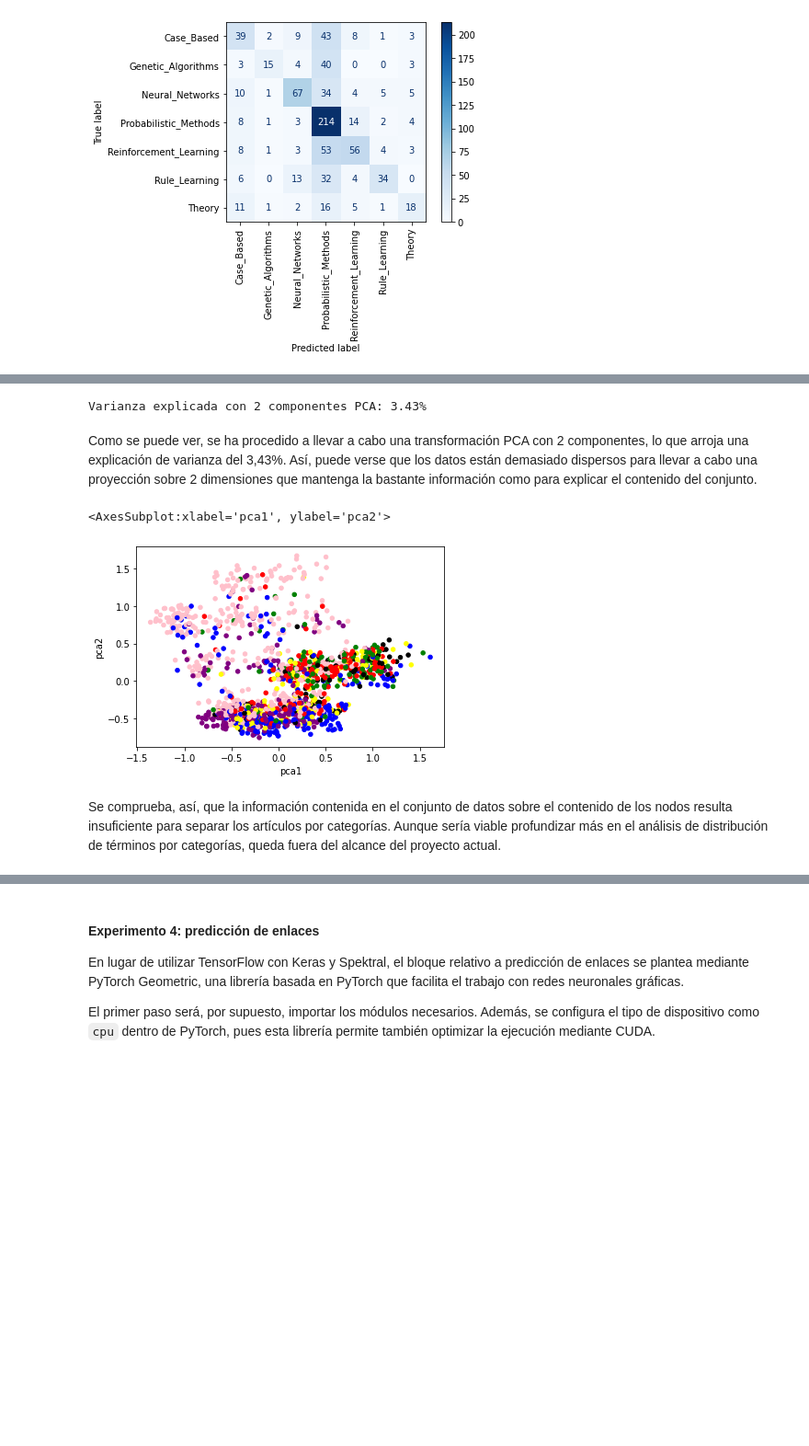
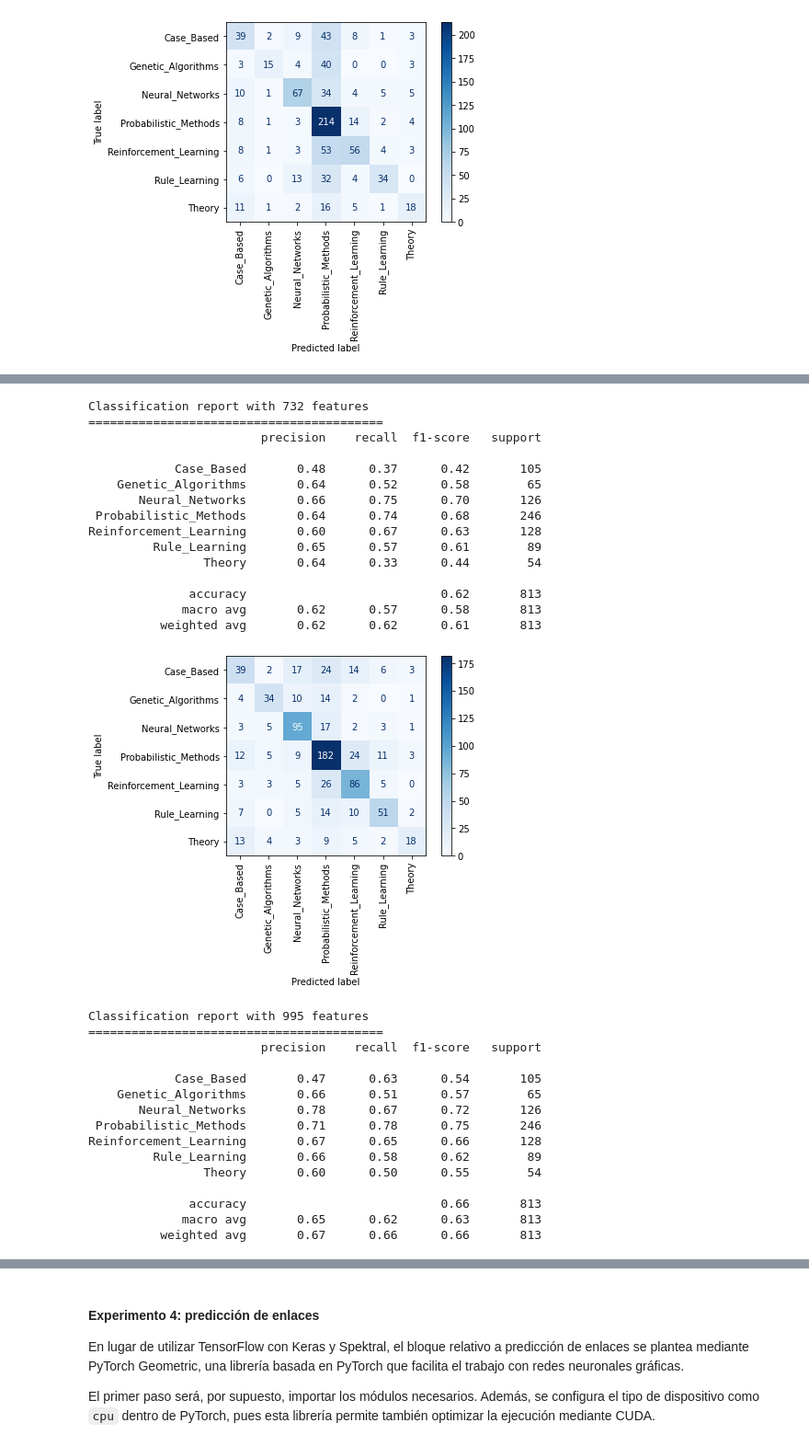
Before and after one commit to ghostmou/uoc-tfg-gnn, a Jupyter notebook: tfg-gnn-alfonsomoure.ipynb, the cells around one changed output, grey strips where cells are left out. Shown at 92% size. Cells and saved outputs as stored; diff of their text form; code cells hidden in the pictures; blank space fills up the shorter version.

```diff
--- a/tfg-gnn-alfonsomoure.ipynb
+++ b/tfg-gnn-alfonsomoure.ipynb
@@ -673,33 +690,0 @@ Con el fin de encontrar la similitud entre clases, se procede a realizar una red
-# %%
-from  sklearn  import  preprocessing
-lb_names = preprocessing.LabelBinarizer()
-lb_names.fit(label_names)
-
-lb_numbers = preprocessing.LabelBinarizer()
-lb_numbers.fit(range(0, 8))
-
-from sklearn.decomposition import PCA
-
-pca = PCA(n_components=2)
-X_pca = pca.fit_transform(X_train)
-
-df_pca = pd.DataFrame(X_pca, columns=['pca1', 'pca2'])
-df_pca['class'] = lb_names.inverse_transform(y_train)
-df_pca['class_number'] = lb_numbers.inverse_transform(y_train)
-
-print(f'Varianza explicada con {len(pca.components_)} componentes PCA: {np.sum(pca.explained_variance_ratio_)*100:.2f}%')
-# %% [output]
-Varianza explicada con 2 componentes PCA: 3.43%
-# %% [markdown]
-Como se puede ver, se ha procedido a llevar a cabo una transformación PCA con 2 componentes, lo que arroja una explicación de varianza del 3,43%. Así, puede verse que los datos están demasiado dispersos para llevar a cabo una proyección sobre 2 dimensiones que mantenga la bastante información como para explicar el contenido del conjunto.
-# %%
-import matplotlib.pyplot as plt
-colors = dict(zip(label_names, ['red', 'green', 'blue', 'pink', 'purple', 'yellow', 'black']))
-df_pca['color'] = df_pca['class'].apply(lambda node_class: colors[node_class])
-
-df_pca.plot.scatter(x='pca1', y='pca2', c='color', colormap='jet', legend=False)
-# %% [output]
-<AxesSubplot:xlabel='pca1', ylabel='pca2'>
-[figure, removed]
-# %% [markdown]
-Se comprueba, así, que la información contenida en el conjunto de datos sobre el contenido de los nodos resulta insuficiente para separar los artículos por categorías. Aunque sería viable profundizar más en el análisis de distribución de términos por categorías, queda fuera del alcance del proyecto actual.
@@ -705,0 +772,38 @@ Se comprueba, así, que la información contenida en el conjunto de datos sobre
+# %%
+for clusters in [732, 995, 1242]:
+    X_train_reduced, y_train_reduced, X_validation_reduced, y_validation_reduced, X_test_reduced, y_test_reduced = get_results_reduced_data(X, clusters)
+    model_reduced_data, model_reduced_data_history = create_model(X_train_reduced, y_train_reduced, X_validation_reduced, y_validation_reduced)
+
+    show_results(model_reduced_data, X_test_reduced, y_test_reduced)
+# %% [output]
+Classification report with 732 features
+=========================================
+                        precision    recall  f1-score   support
+
+            Case_Based       0.48      0.37      0.42       105
+    Genetic_Algorithms       0.64      0.52      0.58        65
+       Neural_Networks       0.66      0.75      0.70       126
+ Probabilistic_Methods       0.64      0.74      0.68       246
+Reinforcement_Learning       0.60      0.67      0.63       128
+         Rule_Learning       0.65      0.57      0.61        89
+                Theory       0.64      0.33      0.44        54
+
+              accuracy                           0.62       813
+             macro avg       0.62      0.57      0.58       813
+          weighted avg       0.62      0.62      0.61       813
+[figure, added]
+Classification report with 995 features
+=========================================
+                        precision    recall  f1-score   support
+
+            Case_Based       0.47      0.63      0.54       105
+    Genetic_Algorithms       0.66      0.51      0.57        65
+       Neural_Networks       0.78      0.67      0.72       126
+ Probabilistic_Methods       0.71      0.78      0.75       246
+Reinforcement_Learning       0.67      0.65      0.66       128
+         Rule_Learning       0.66      0.58      0.62        89
+                Theory       0.60      0.50      0.55        54
+
+              accuracy                           0.66       813
+             macro avg       0.65      0.62      0.63       813
+          weighted avg       0.67      0.66      0.66       813
```
Also changed, not shown: parts of 23 cells of this notebook, 1 other file.
